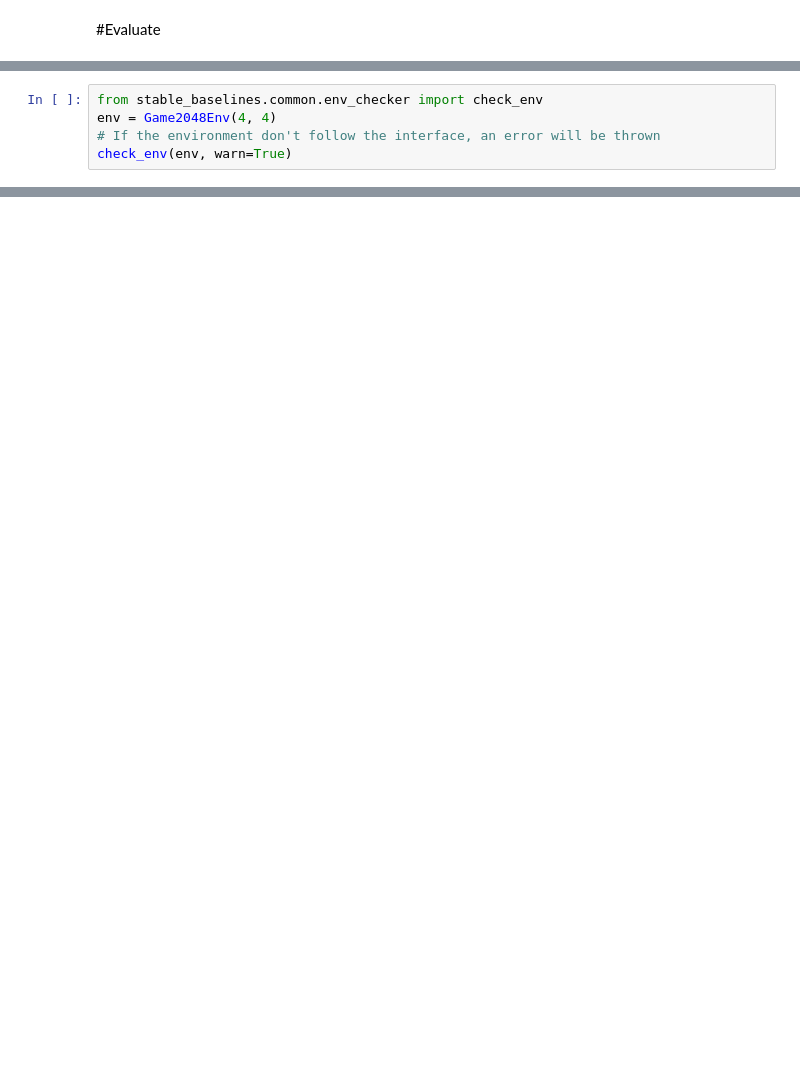
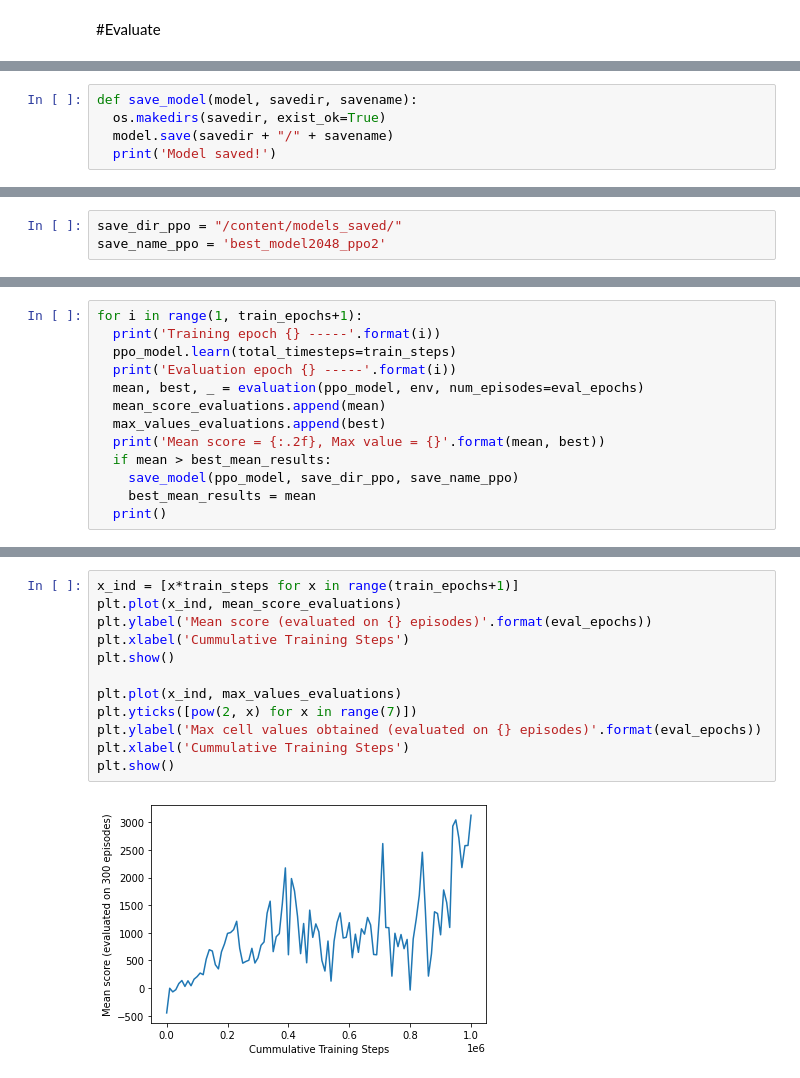
Before and after one commit to lluisg/GamesRL, a Jupyter notebook: 2048/2048RL.ipynb, the cells around one changed output, grey strips where cells are left out. Saved outputs shown, nothing was run; the diff lists cells and outputs as text; blank space fills up the shorter version.

```diff
--- a/2048/2048RL.ipynb
+++ b/2048/2048RL.ipynb
@@ -1042,5 +952,0 @@ Final score: 397
-# %%
-from stable_baselines.common.env_checker import check_env
-env = Game2048Env(4, 4)
-# If the environment don't follow the interface, an error will be thrown
-check_env(env, warn=True)
@@ -1247,0 +989,5 @@ Goal reached! reward= 0
+# %%
+def save_model(model, savedir, savename):
+  os.makedirs(savedir, exist_ok=True)
+  model.save(savedir + "/" + savename)
+  print('Model saved!')
@@ -1247,0 +1011,3 @@ Goal reached! reward= 0
+# %%
+save_dir_ppo = "/content/models_saved/"
+save_name_ppo = 'best_model2048_ppo2'
@@ -1247,0 +1059,13 @@ Goal reached! reward= 0
+# %%
+for i in range(1, train_epochs+1):
+  print('Training epoch {} -----'.format(i))
+  ppo_model.learn(total_timesteps=train_steps)
+  print('Evaluation epoch {} -----'.format(i))
+  mean, best, _ = evaluation(ppo_model, env, num_episodes=eval_epochs)
+  mean_score_evaluations.append(mean)
+  max_values_evaluations.append(best)
+  print('Mean score = {:.2f}, Max value = {}'.format(mean, best))
+  if mean > best_mean_results:
+    save_model(ppo_model, save_dir_ppo, save_name_ppo)
+    best_mean_results = mean
+  print()
@@ -1247,0 +1126,14 @@ Goal reached! reward= 0
+# %%
+x_ind = [x*train_steps for x in range(train_epochs+1)]
+plt.plot(x_ind, mean_score_evaluations)
+plt.ylabel('Mean score (evaluated on {} episodes)'.format(eval_epochs))
+plt.xlabel('Cummulative Training Steps')
+plt.show()
+
+plt.plot(x_ind, max_values_evaluations)
+plt.yticks([pow(2, x) for x in range(7)])
+plt.ylabel('Max cell values obtained (evaluated on {} episodes)'.format(eval_epochs))
+plt.xlabel('Cummulative Training Steps')
+plt.show()
+# %% [output]
+[figure, added]
```
Also changed, not shown: parts of 46 cells of this notebook, 24 other files.
